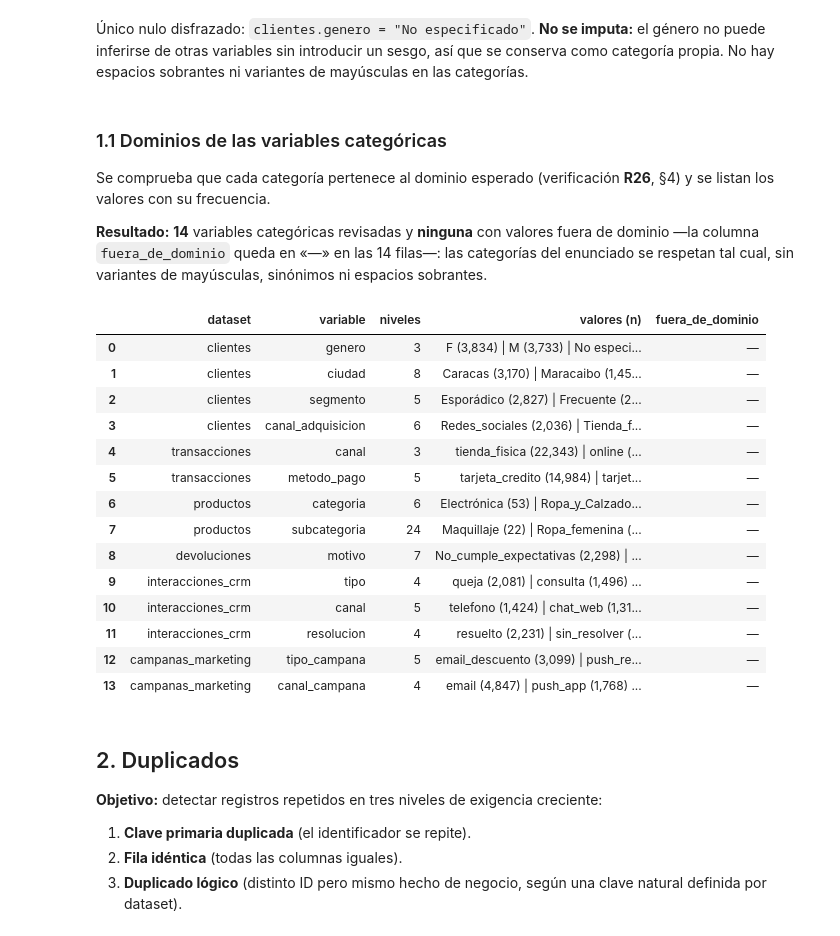
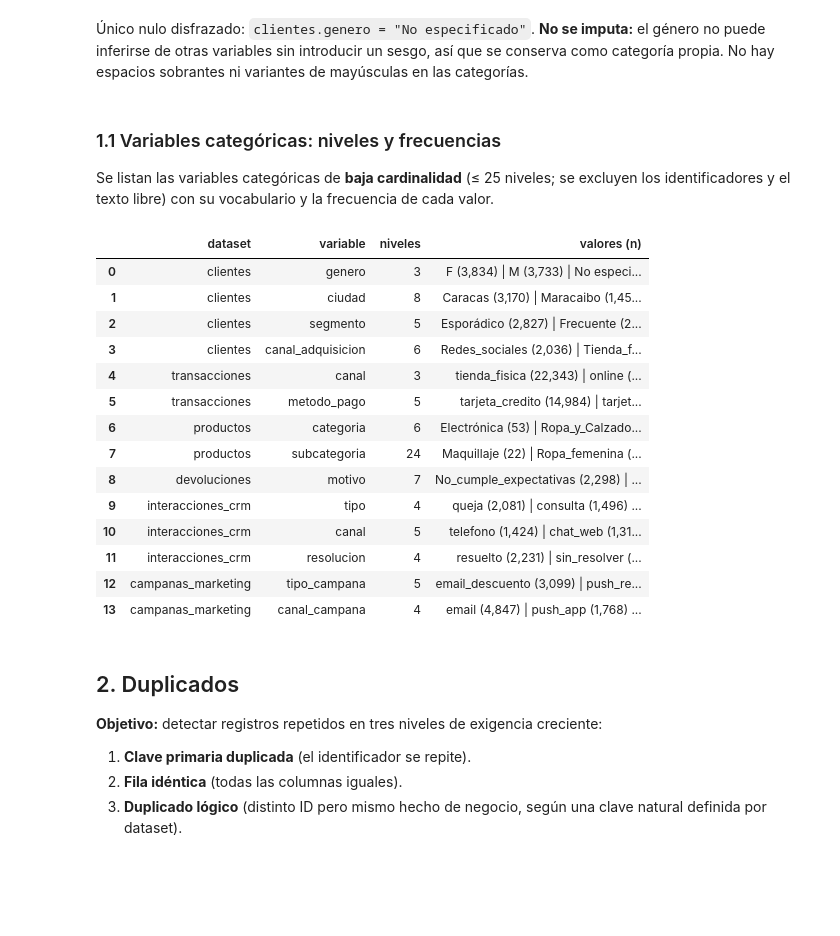
Before and after one commit to EdgarPazUCAB/Proyecto-Topicos-de-Datos, a Jupyter notebook: notebooks/01_auditoria_calidad.ipynb, the cells around one changed output. Drawn from its saved outputs; the diff is of its cells as text; code cells hidden in the pictures; blank space fills up the shorter version.

```diff
--- a/notebooks/01_auditoria_calidad.ipynb
+++ b/notebooks/01_auditoria_calidad.ipynb
@@ -273,41 +246,37 @@ nulos_disf
 # %% [markdown]
 Único nulo disfrazado: `clientes.genero = "No especificado"`. **No se imputa:** el género no puede inferirse de otras variables sin introducir un sesgo, así que se conserva como categoría propia. No hay espacios sobrantes ni variantes de mayúsculas en las categorías.
 # %% [markdown]
-### 1.1 Dominios de las variables categóricas
-Se comprueba que cada categoría pertenece al dominio esperado (verificación **R26**, §4) y se listan los valores con su frecuencia.
-
-**Resultado:** **14** variables categóricas revisadas y **ninguna** con valores fuera de dominio —la columna `fuera_de_dominio` queda en «—» en las 14 filas—: las categorías del enunciado se respetan tal cual, sin variantes de mayúsculas, sinónimos ni espacios sobrantes.
+### 1.1 Variables categóricas: niveles y frecuencias
+Se listan las variables categóricas de **baja cardinalidad** (≤ 25 niveles; se excluyen los identificadores y el texto libre) con su vocabulario y la frecuencia de cada valor.
 # %%
-# Dominios (§0): se recorre cada variable categórica (se excluyen los IDs y las de
-# cardinalidad alta) y se contrasta cada valor con su conjunto válido. La columna
-# 'fuera_de_dominio' lista exactamente lo que la verificación R26 rechazaría.
+# Perfil categórico: se recorren las variables de texto de baja cardinalidad (se excluyen
+# los IDs y el texto libre) y se lista su vocabulario con la frecuencia de cada valor.
 filas = []
 for n, df in raw.items():
     for c in df.select_dtypes(include=['object', 'string']).columns:
-        if c.endswith('_id') or df[c].nunique() > 25:          # IDs y texto libre no tienen dominio
+        if c.endswith('_id') or df[c].nunique() > 25:          # IDs y texto libre no son categóricas
             continue
         vc = df[c].value_counts()
-        fuera = sorted(set(vc.index) - DOMINIOS.get((n, c), set(vc.index)))   # sin dominio declarado ⇒ todo válido
-        filas.append({'dataset': n, 'variable': c, 'niveles': len(vc), 'valores (n)': ' | '.join(f'{k} ({v:,})' for k, v in vc.items()),
-                      'fuera_de_dominio': ', '.join(fuera) if fuera else '—'})
-dominios_tab = pd.DataFrame(filas)
-dominios_tab
+        filas.append({'dataset': n, 'variable': c, 'niveles': len(vc),
+                      'valores (n)': ' | '.join(f'{k} ({v:,})' for k, v in vc.items())})
+categoricas_tab = pd.DataFrame(filas)
+categoricas_tab
 # %% [output]
-|  | dataset | variable | niveles | valores (n) | fuera_de_dominio |
-| 0 | clientes | genero | 3 | F (3,834) | M (3,733) | No especi... | — |
-| 1 | clientes | ciudad | 8 | Caracas (3,170) | Maracaibo (1,45... | — |
-| 2 | clientes | segmento | 5 | Esporádico (2,827) | Frecuente (2... | — |
-| 3 | clientes | canal_adquisicion | 6 | Redes_sociales (2,036) | Tienda_f... | — |
-| 4 | transacciones | canal | 3 | tienda_fisica (22,343) | online (... | — |
-| 5 | transacciones | metodo_pago | 5 | tarjeta_credito (14,984) | tarjet... | — |
-| 6 | productos | categoria | 6 | Electrónica (53) | Ropa_y_Calzado... | — |
-| 7 | productos | subcategoria | 24 | Maquillaje (22) | Ropa_femenina (... | — |
-| 8 | devoluciones | motivo | 7 | No_cumple_expectativas (2,298) | ... | — |
-| 9 | interacciones_crm | tipo | 4 | queja (2,081) | consulta (1,496) ... | — |
-| 10 | interacciones_crm | canal | 5 | telefono (1,424) | chat_web (1,31... | — |
-| 11 | interacciones_crm | resolucion | 4 | resuelto (2,231) | sin_resolver (... | — |
-| 12 | campanas_marketing | tipo_campana | 5 | email_descuento (3,099) | push_re... | — |
-| 13 | campanas_marketing | canal_campana | 4 | email (4,847) | push_app (1,768) ... | — |
+|  | dataset | variable | niveles | valores (n) |
+| 0 | clientes | genero | 3 | F (3,834) | M (3,733) | No especi... |
+| 1 | clientes | ciudad | 8 | Caracas (3,170) | Maracaibo (1,45... |
+| 2 | clientes | segmento | 5 | Esporádico (2,827) | Frecuente (2... |
+| 3 | clientes | canal_adquisicion | 6 | Redes_sociales (2,036) | Tienda_f... |
+| 4 | transacciones | canal | 3 | tienda_fisica (22,343) | online (... |
+| 5 | transacciones | metodo_pago | 5 | tarjeta_credito (14,984) | tarjet... |
+| 6 | productos | categoria | 6 | Electrónica (53) | Ropa_y_Calzado... |
+| 7 | productos | subcategoria | 24 | Maquillaje (22) | Ropa_femenina (... |
+| 8 | devoluciones | motivo | 7 | No_cumple_expectativas (2,298) | ... |
+| 9 | interacciones_crm | tipo | 4 | queja (2,081) | consulta (1,496) ... |
+| 10 | interacciones_crm | canal | 5 | telefono (1,424) | chat_web (1,31... |
+| 11 | interacciones_crm | resolucion | 4 | resuelto (2,231) | sin_resolver (... |
+| 12 | campanas_marketing | tipo_campana | 5 | email_descuento (3,099) | push_re... |
+| 13 | campanas_marketing | canal_campana | 4 | email (4,847) | push_app (1,768) ... |
 # %% [markdown]
 ## 2. Duplicados
 **Objetivo:** detectar registros repetidos en tres niveles de exigencia creciente:
```
Also changed, not shown: parts of 20 cells of this notebook, 10 other files.
